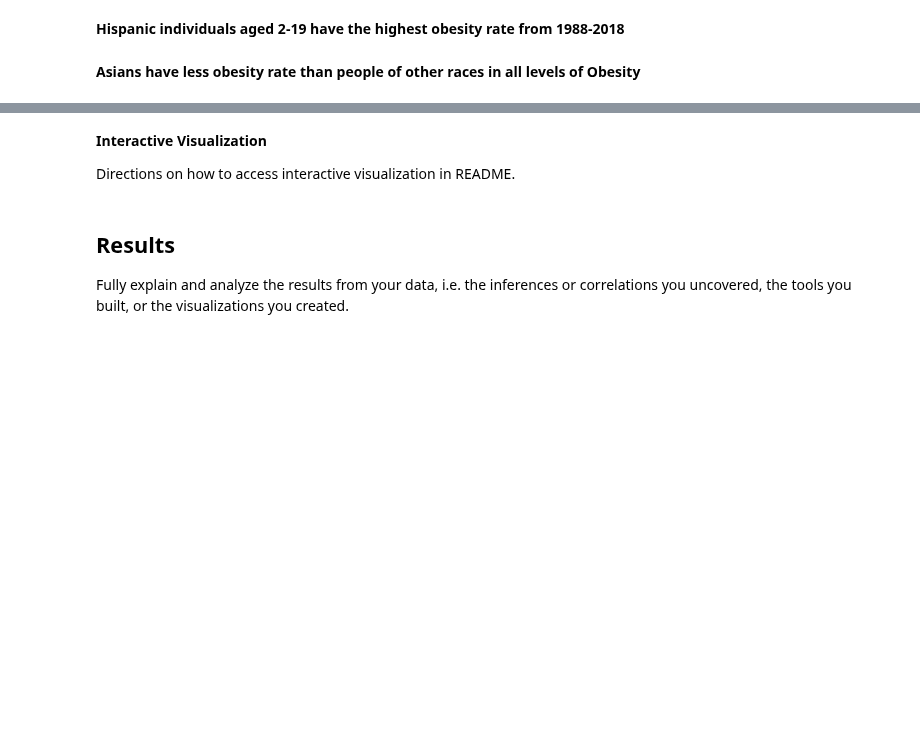
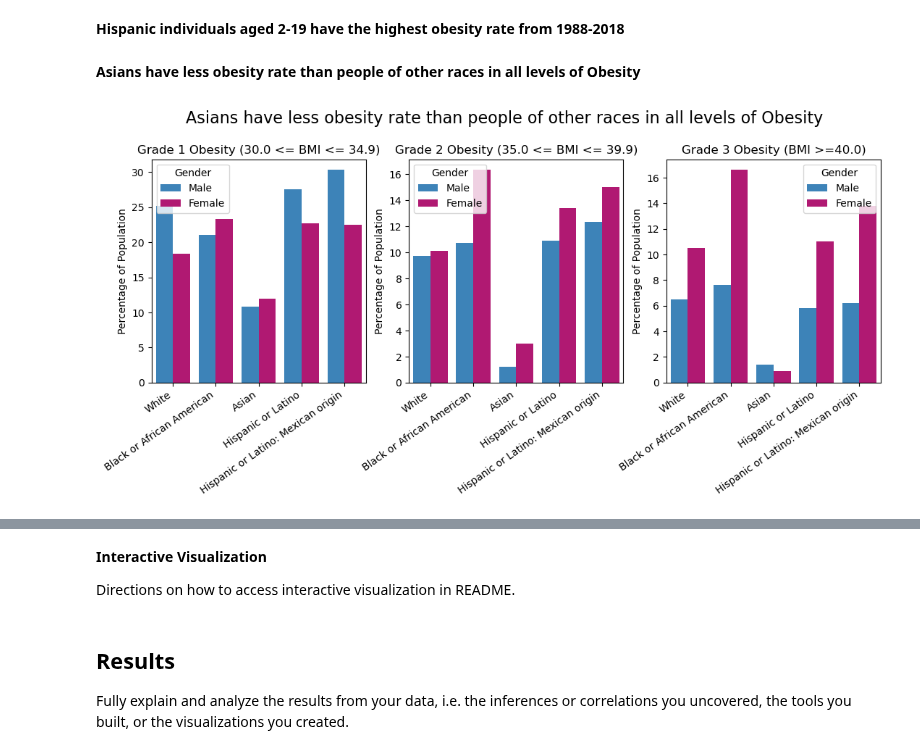
Before and after one commit to rafaymk02/Obesity-Factors-Analysis-US-, a Jupyter notebook: Final_Report.ipynb, the cells around one changed output, grey strips where cells are left out. Drawn from its saved outputs; the diff is of its cells as text; code cells hidden in the pictures; blank space fills up the shorter version.

```diff
--- a/Final_Report.ipynb
+++ b/Final_Report.ipynb
@@ -32,3 +74,7 @@ import data1_helper # for analyzing data 1
 **Hispanic individuals aged 2-19 have the highest obesity rate from 1988-2018**
 # %% [markdown]
 **Asians have less obesity rate than people of other races in all levels of Obesity**
+# %%
+data1_helper.obesityRaceVsObesity(raceGender_df)
+# %% [output]
+[figure, added]
```
Also changed, not shown: parts of 8 cells of this notebook.
